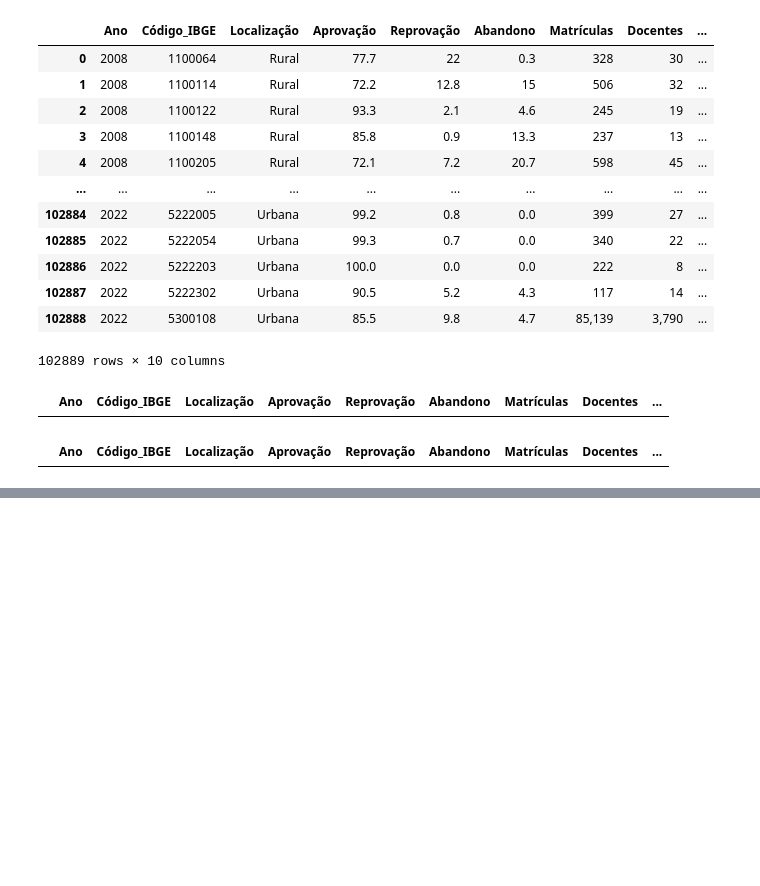
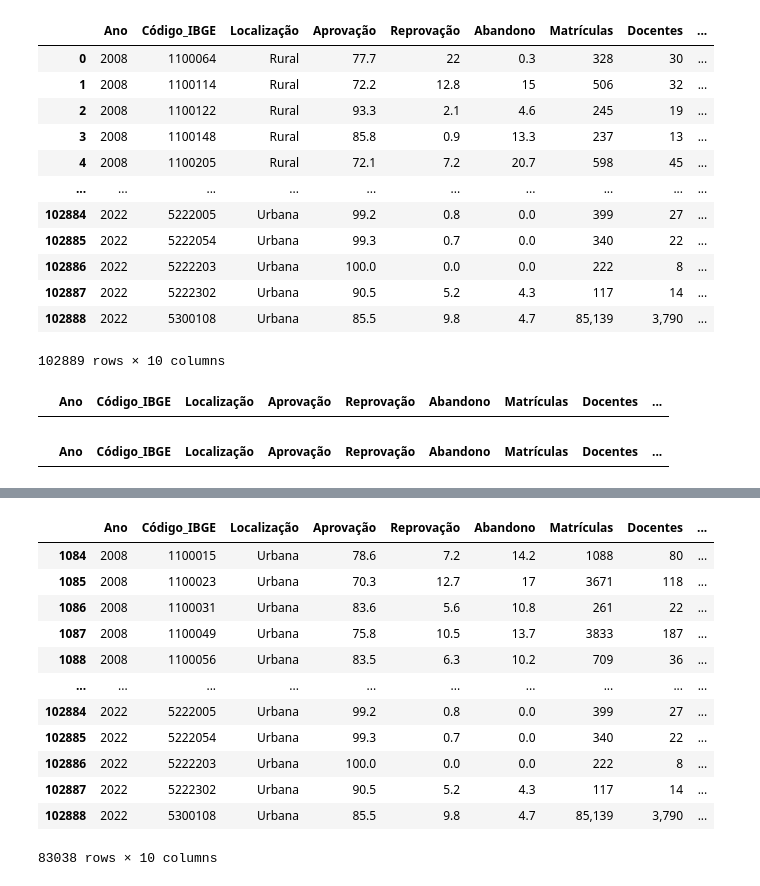
Before and after one commit to anandxrfeu/schooling_resource_predicter_data, a Jupyter notebook: notebooks/education/School_all_data(Anand).ipynb, the cells around one changed output, grey strips where cells are left out. Saved outputs shown, nothing was run; the diff lists cells and outputs as text; code cells hidden in the pictures; blank space fills up the shorter version.

```diff
--- a/notebooks/education/School_all_data(Anand).ipynb
+++ b/notebooks/education/School_all_data(Anand).ipynb
@@ -228,0 +363,17 @@ memory usage: 7.8+ MB
+# %%
+school_urban = school_merged_df[school_merged_df.Localização == 'Urbana']
+school_urban
+# %% [output]
+|  | Ano | Código_IBGE | Localização | Aprovação | Reprovação | Abandono | Matrículas | Docentes | ... |
+| 1084 | 2008 | 1100015 | Urbana | 78.6 | 7.2 | 14.2 | 1088 | 80 | ... |
+| 1085 | 2008 | 1100023 | Urbana | 70.3 | 12.7 | 17 | 3671 | 118 | ... |
+| 1086 | 2008 | 1100031 | Urbana | 83.6 | 5.6 | 10.8 | 261 | 22 | ... |
+| 1087 | 2008 | 1100049 | Urbana | 75.8 | 10.5 | 13.7 | 3833 | 187 | ... |
+| 1088 | 2008 | 1100056 | Urbana | 83.5 | 6.3 | 10.2 | 709 | 36 | ... |
+| ... | ... | ... | ... | ... | ... | ... | ... | ... | ... |
+| 102884 | 2022 | 5222005 | Urbana | 99.2 | 0.8 | 0.0 | 399 | 27 | ... |
+| 102885 | 2022 | 5222054 | Urbana | 99.3 | 0.7 | 0.0 | 340 | 22 | ... |
+| 102886 | 2022 | 5222203 | Urbana | 100.0 | 0.0 | 0.0 | 222 | 8 | ... |
+| 102887 | 2022 | 5222302 | Urbana | 90.5 | 5.2 | 4.3 | 117 | 14 | ... |
+| 102888 | 2022 | 5300108 | Urbana | 85.5 | 9.8 | 4.7 | 85,139 | 3,790 | ... |
+83038 rows × 10 columns
```
Also changed, not shown: parts of 20 cells of this notebook, 8 other files.
